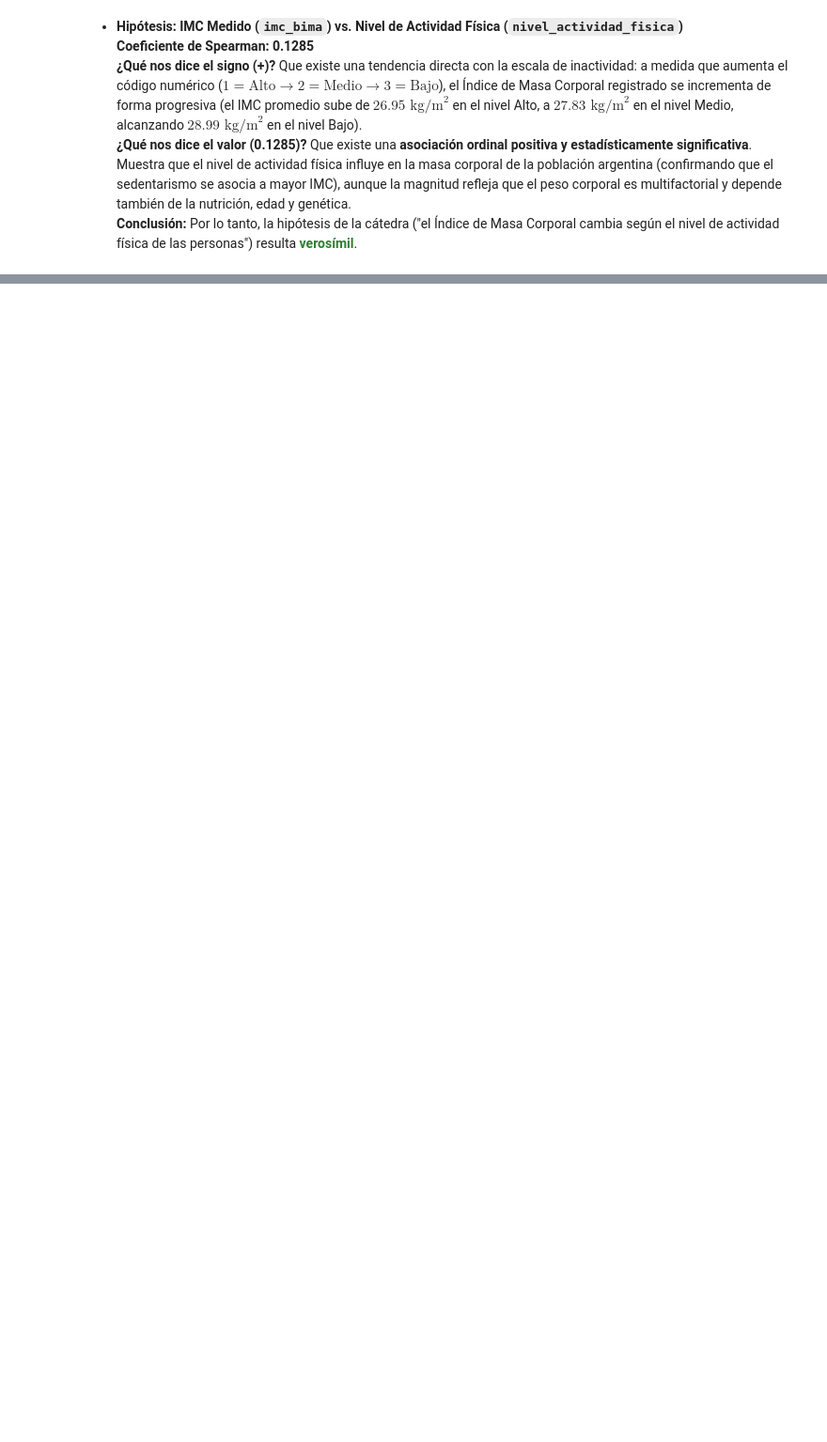
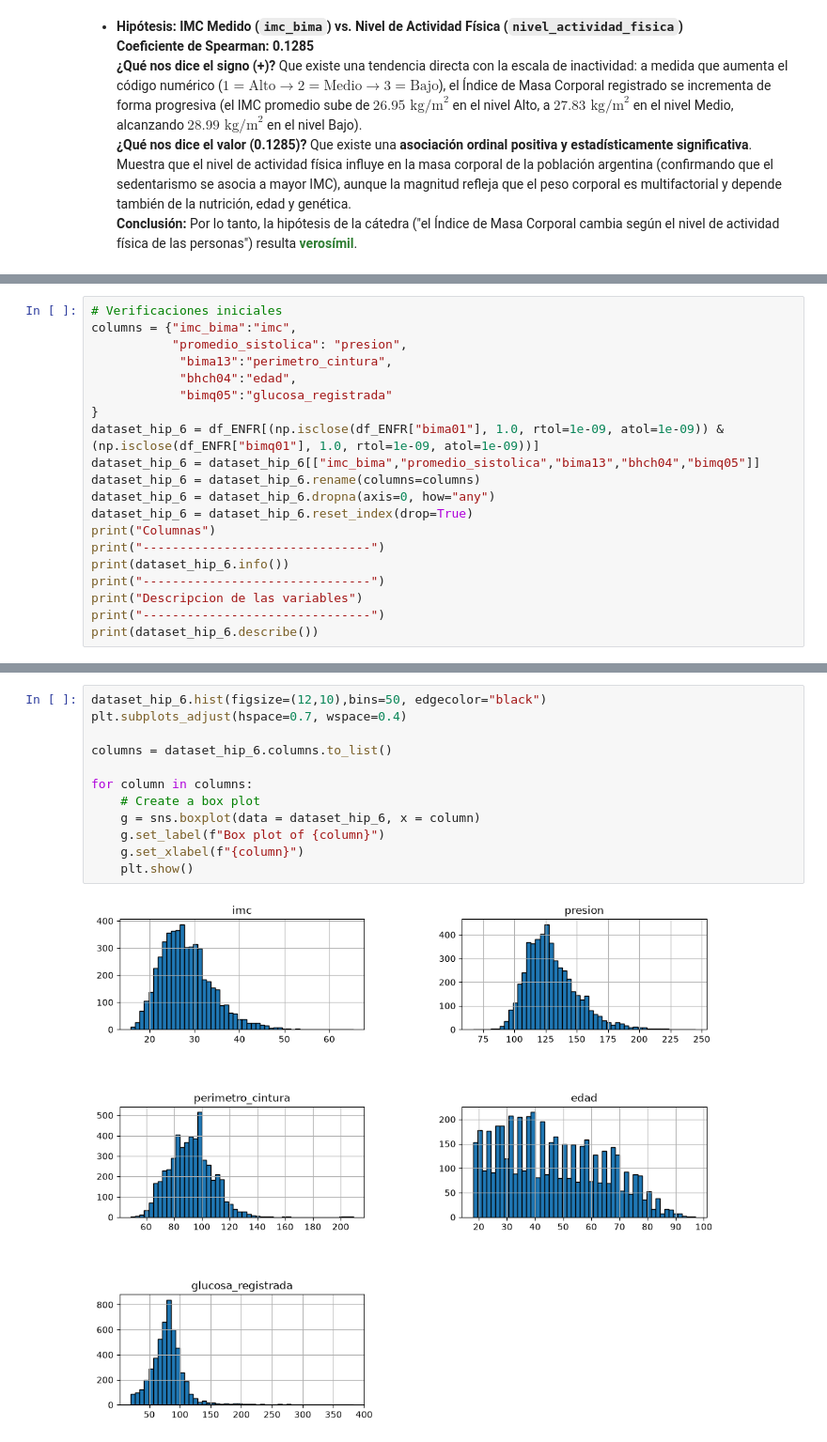
Before and after one commit to agustinlopezgh/TPE-FdlCdD-2026, a Jupyter notebook: Pruebas1.ipynb, the cells around one changed output, grey strips where cells are left out. Shown at 94% size. Cells and saved outputs as stored; diff of their text form; blank space fills up the shorter version.

```diff
--- a/Pruebas1.ipynb
+++ b/Pruebas1.ipynb
@@ -390,0 +403,20 @@ Passing `palette` without assigning `hue` is deprecated and will be removed in v
+# %%
+# Verificaciones iniciales
+columns = {"imc_bima":"imc",
+           "promedio_sistolica": "presion",
+            "bima13":"perimetro_cintura",
+            "bhch04":"edad",
+            "bimq05":"glucosa_registrada"
+}
+dataset_hip_6 = df_ENFR[(np.isclose(df_ENFR["bima01"], 1.0, rtol=1e-09, atol=1e-09)) & (np.isclose(df_ENFR["bimq01"], 1.0, rtol=1e-09, atol=1e-09))]
+dataset_hip_6 = dataset_hip_6[["imc_bima","promedio_sistolica","bima13","bhch04","bimq05"]]
+dataset_hip_6 = dataset_hip_6.rename(columns=columns)
+dataset_hip_6 = dataset_hip_6.dropna(axis=0, how="any")
+dataset_hip_6 = dataset_hip_6.reset_index(drop=True)
+print("Columnas")
+print("-------------------------------")
+print(dataset_hip_6.info())
+print("-------------------------------")
+print("Descripcion de las variables")
+print("-------------------------------")
+print(dataset_hip_6.describe())
@@ -390,0 +447,14 @@ Passing `palette` without assigning `hue` is deprecated and will be removed in v
+# %%
+dataset_hip_6.hist(figsize=(12,10),bins=50, edgecolor="black")
+plt.subplots_adjust(hspace=0.7, wspace=0.4)
+
+columns = dataset_hip_6.columns.to_list()
+
+for column in columns:
+    # Create a box plot
+    g = sns.boxplot(data = dataset_hip_6, x = column)
+    g.set_label(f"Box plot of {column}")
+    g.set_xlabel(f"{column}")
+    plt.show()
+# %% [output]
+[figure, added]
```
Also changed, not shown: parts of 62 cells of this notebook, 1 other file.
